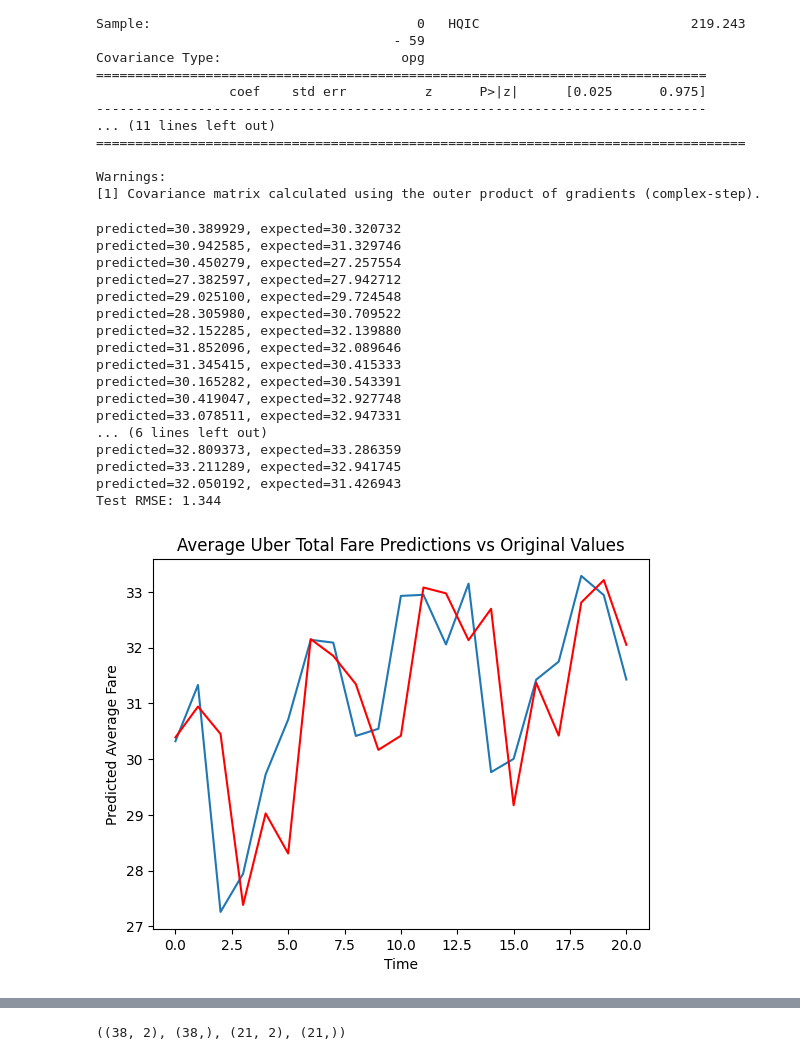
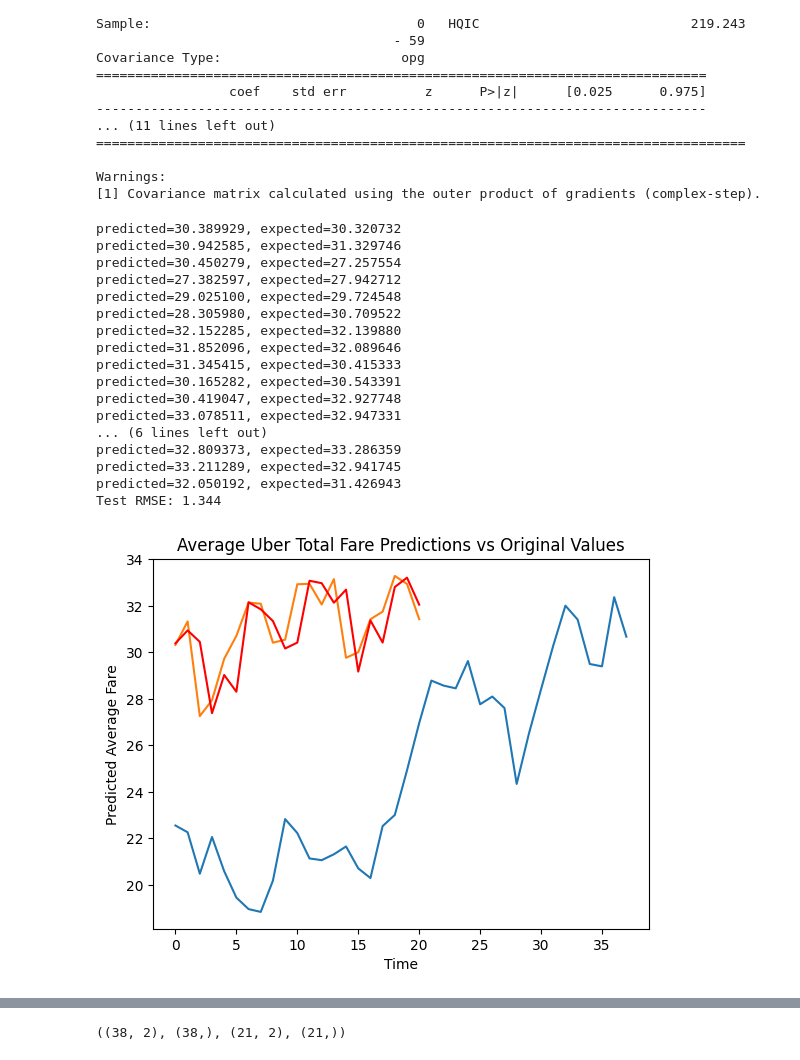
Before and after one commit to gckang/ds-nyc-ride-services-proj, a Jupyter notebook: scripts/data_analysis.ipynb, the cells around one changed output, grey strips where cells are left out. Drawn from its saved outputs; the diff is of its cells as text; code cells hidden in the pictures.

```diff
--- a/scripts/data_analysis.ipynb
+++ b/scripts/data_analysis.ipynb
@@ -300,53 +300,53 @@ Warnings:
 # %%
 
 # evaluate an ARIMA model using a walk-forward validation
 
-def calcARIMA(X):
-	# split into train and test sets
-	X = df['Average Uber Total Fare'].values
-	size = int(len(X) * 0.66)
-	train, test = X[0:size], X[size:len(X)]
-	history = [x for x in train]
-	predictions = list()
-	# walk-forward validation
-	for t in range(len(test)):
-		model = ARIMA(history, order=(5,1,0))
-		model_fit = model.fit()
-		output = model_fit.forecast()
-		yhat = output[0]
-		predictions.append(yhat)
-		obs = test[t]
-		history.append(obs)
-		print('predicted=%f, expected=%f' % (yhat, obs))
-	# evaluate forecasts
-	rmse = sqrt(mean_squared_error(test, predictions))
-	print('Test RMSE: %.3f' % rmse)
-	# plot forecasts against actual outcomes
-	plt.plot(test, label='Original')
-	plt.plot(predictions, color='red', label='Predictions')
+# split into train and test sets
+X = df['Average Uber Total Fare'].values
+size = int(len(X) * 0.66)
+train, test = X[0:size], X[size:len(X)]
+history = [x for x in train]
+predictions = list()
+# walk-forward validation
+for t in range(len(test)):
+	model = ARIMA(history, order=(5,1,0))
+	model_fit = model.fit()
+	output = model_fit.forecast()
+	yhat = output[0]
+	predictions.append(yhat)
+	obs = test[t]
+	history.append(obs)
+	print('predicted=%f, expected=%f' % (yhat, obs))
+# evaluate forecasts
+rmse = sqrt(mean_squared_error(test, predictions))
+print('Test RMSE: %.3f' % rmse)
+# plot forecasts against actual outcomes
+plt.plot(train)
+plt.plot(test, label='Original')
+plt.plot(predictions, color='red', label='Predictions')
 
-	plt.title("Average Uber Total Fare Predictions vs Original Values")
-	plt.xlabel("Time")
-	plt.ylabel("Predicted Average Fare")
+plt.title("Average Uber Total Fare Predictions vs Original Values")
+plt.xlabel("Time")
+plt.ylabel("Predicted Average Fare")
 
-	plt.show()
+plt.show()
 # %% [output]
 predicted=30.389929, expected=30.320732
 predicted=30.942585, expected=31.329746
 predicted=30.450279, expected=27.257554
 predicted=27.382597, expected=27.942712
 predicted=29.025100, expected=29.724548
 predicted=28.305980, expected=30.709522
 predicted=32.152285, expected=32.139880
 predicted=31.852096, expected=32.089646
 predicted=31.345415, expected=30.415333
 predicted=30.165282, expected=30.543391
 predicted=30.419047, expected=32.927748
 predicted=33.078511, expected=32.947331
 ... (6 lines left out)
 predicted=32.809373, expected=33.286359
 predicted=33.211289, expected=32.941745
 predicted=32.050192, expected=31.426943
 Test RMSE: 1.344
-[figure, old version]
+[figure, new version]
 # %%
```
Also changed, not shown: parts of 9 cells of this notebook.
